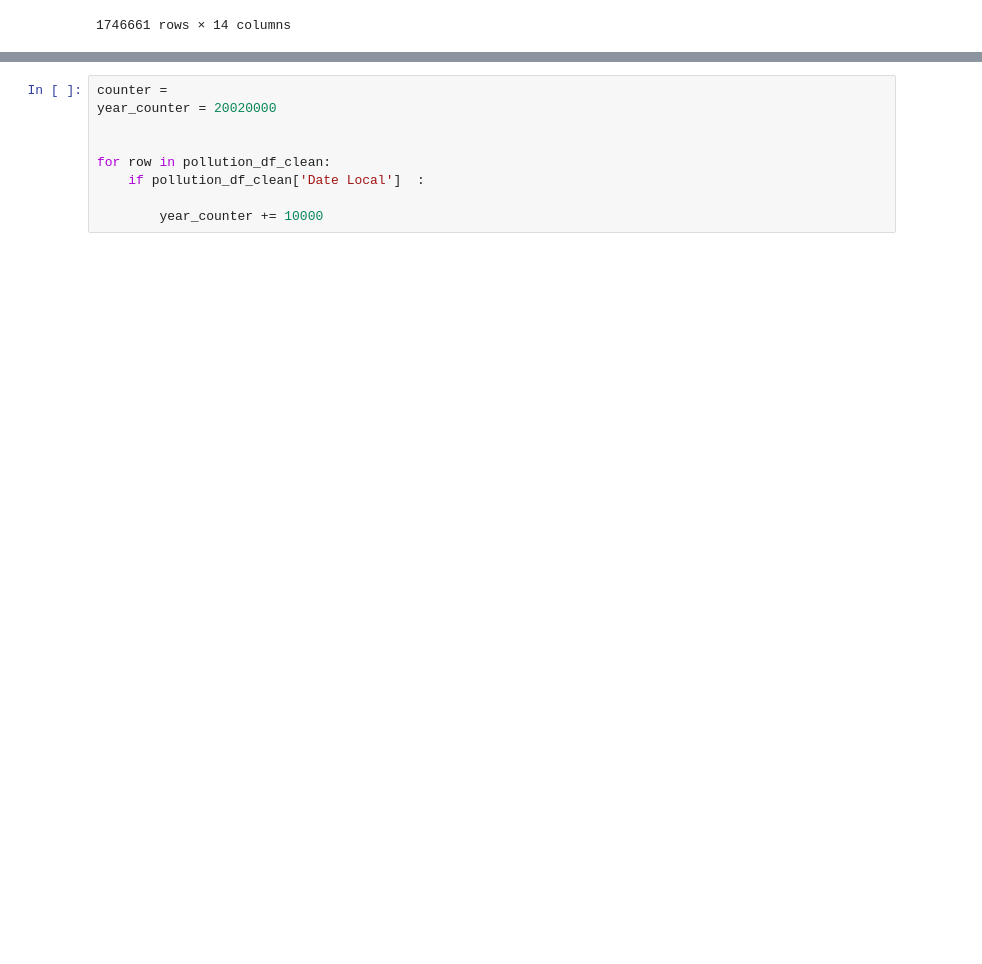
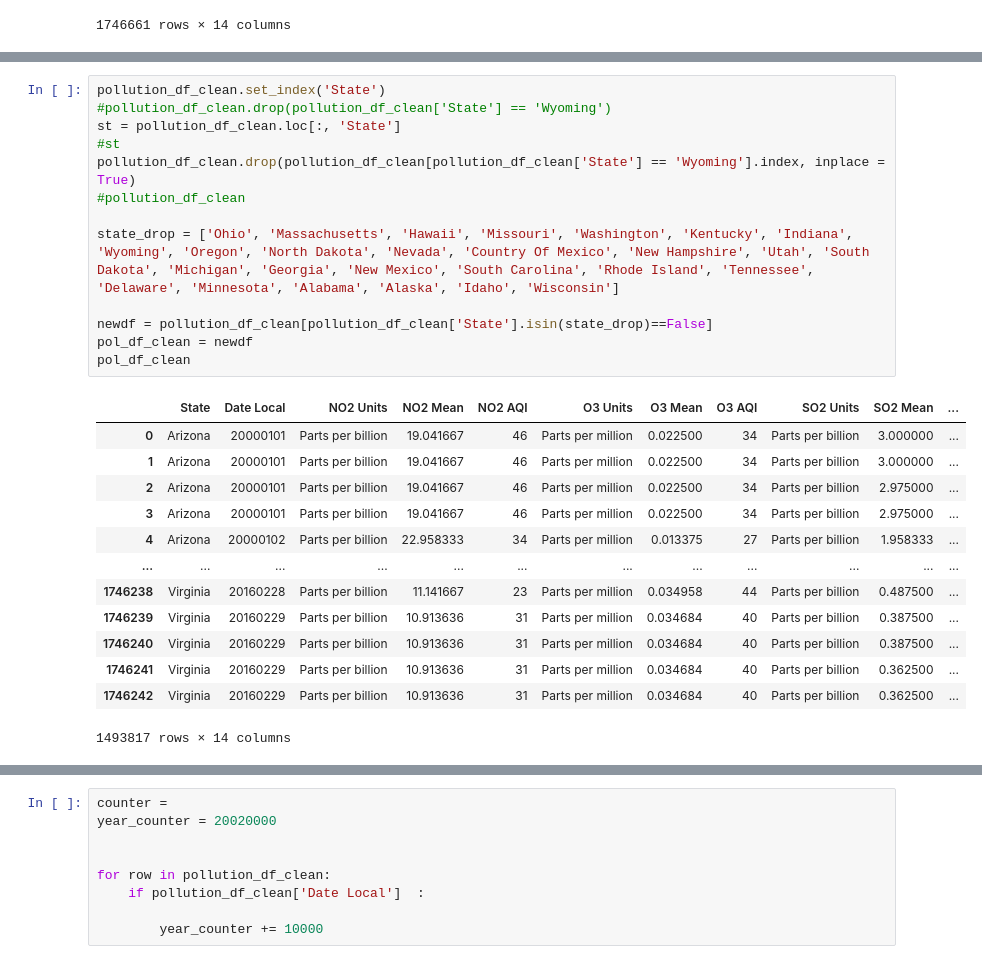
Before and after one commit to bleeclt/pro1group, a Jupyter notebook: natural_disaster_and_pollution.ipynb, the cells around one changed output, grey strips where cells are left out. Cells and saved outputs as stored; diff of their text form; blank space fills up the shorter version.

```diff
--- a/natural_disaster_and_pollution.ipynb
+++ b/natural_disaster_and_pollution.ipynb
@@ -102 +131,28 @@ pollution_df_clean
+# %%
+pollution_df_clean.set_index('State')
+#pollution_df_clean.drop(pollution_df_clean['State'] == 'Wyoming')
+st = pollution_df_clean.loc[:, 'State']
+#st
+pollution_df_clean.drop(pollution_df_clean[pollution_df_clean['State'] == 'Wyoming'].index, inplace = True)
+#pollution_df_clean
+
+state_drop = ['Ohio', 'Massachusetts', 'Hawaii', 'Missouri', 'Washington', 'Kentucky', 'Indiana', 'Wyoming', 'Oregon', 'North Dakota', 'Nevada', 'Country Of Mexico', 'New Hampshire', 'Utah', 'South Dakota', 'Michigan', 'Georgia', 'New Mexico', 'South Carolina', 'Rhode Island', 'Tennessee', 'Delaware', 'Minnesota', 'Alabama', 'Alaska', 'Idaho', 'Wisconsin']
+
+newdf = pollution_df_clean[pollution_df_clean['State'].isin(state_drop)==False]
+pol_df_clean = newdf
+pol_df_clean
+# %% [output]
+|  | State | Date Local | NO2 Units | NO2 Mean | NO2 AQI | O3 Units | O3 Mean | O3 AQI | SO2 Units | SO2 Mean | ... |
+| 0 | Arizona | 20000101 | Parts per billion | 19.041667 | 46 | Parts per million | 0.022500 | 34 | Parts per billion | 3.000000 | ... |
+| 1 | Arizona | 20000101 | Parts per billion | 19.041667 | 46 | Parts per million | 0.022500 | 34 | Parts per billion | 3.000000 | ... |
+| 2 | Arizona | 20000101 | Parts per billion | 19.041667 | 46 | Parts per million | 0.022500 | 34 | Parts per billion | 2.975000 | ... |
+| 3 | Arizona | 20000101 | Parts per billion | 19.041667 | 46 | Parts per million | 0.022500 | 34 | Parts per billion | 2.975000 | ... |
+| 4 | Arizona | 20000102 | Parts per billion | 22.958333 | 34 | Parts per million | 0.013375 | 27 | Parts per billion | 1.958333 | ... |
+| ... | ... | ... | ... | ... | ... | ... | ... | ... | ... | ... | ... |
+| 1746238 | Virginia | 20160228 | Parts per billion | 11.141667 | 23 | Parts per million | 0.034958 | 44 | Parts per billion | 0.487500 | ... |
+| 1746239 | Virginia | 20160229 | Parts per billion | 10.913636 | 31 | Parts per million | 0.034684 | 40 | Parts per billion | 0.387500 | ... |
+| 1746240 | Virginia | 20160229 | Parts per billion | 10.913636 | 31 | Parts per million | 0.034684 | 40 | Parts per billion | 0.387500 | ... |
+| 1746241 | Virginia | 20160229 | Parts per billion | 10.913636 | 31 | Parts per million | 0.034684 | 40 | Parts per billion | 0.362500 | ... |
+| 1746242 | Virginia | 20160229 | Parts per billion | 10.913636 | 31 | Parts per million | 0.034684 | 40 | Parts per billion | 0.362500 | ... |
+1493817 rows × 14 columns
 # %%
```
Also changed, not shown: parts of 9 cells of this notebook.
